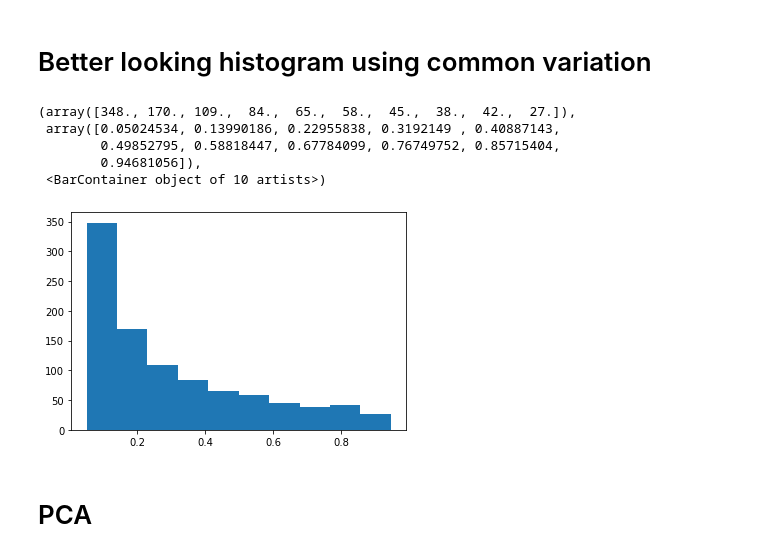
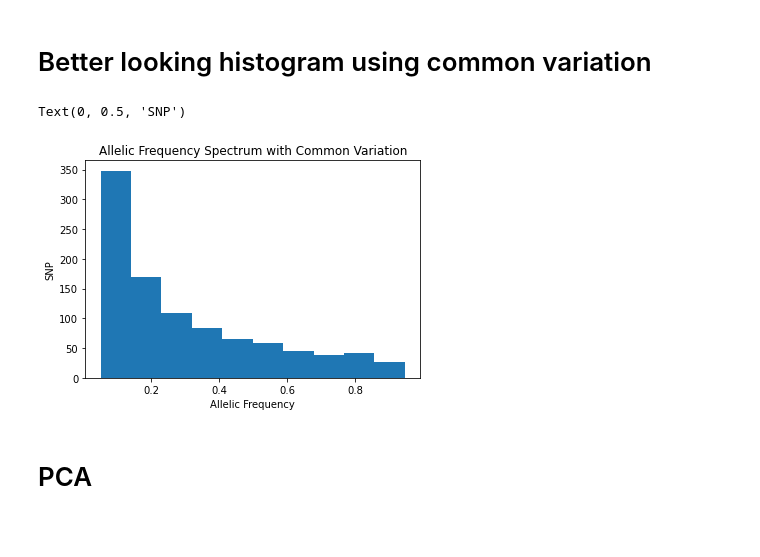
Before and after one commit to GiannaTricola/qbb2020-answers, a Jupyter notebook: day2-HW/Day2- HW.ipynb, the cells around one changed output. Saved outputs shown, nothing was run; the diff lists cells and outputs as text; code cells hidden in the pictures; blank space fills up the shorter version.

```diff
--- a/day2-HW/Day2- HW.ipynb
+++ b/day2-HW/Day2- HW.ipynb
@@ -132,13 +132,12 @@ Name: Allelic Frequency, Length: 986, dtype: float64
 # %%
 fig, ax = plt.subplots()
 ax.hist(x = common_variation2)
+ax.set_title('Allelic Frequency Spectrum with Common Variation')
+ax.set_xlabel('Allelic Frequency')
+ax.set_ylabel('SNP')
 # %% [output]
-(array([348., 170., 109.,  84.,  65.,  58.,  45.,  38.,  42.,  27.]),
- array([0.05024534, 0.13990186, 0.22955838, 0.3192149 , 0.40887143,
-        0.49852795, 0.58818447, 0.67784099, 0.76749752, 0.85715404,
-        0.94681056]),
- <BarContainer object of 10 artists>)
+Text(0, 0.5, 'SNP')
-[figure, old version]
+[figure, new version]
 # %% [markdown]
 # PCA
 # %%
```
Also changed, not shown: parts of 2 cells of this notebook.
